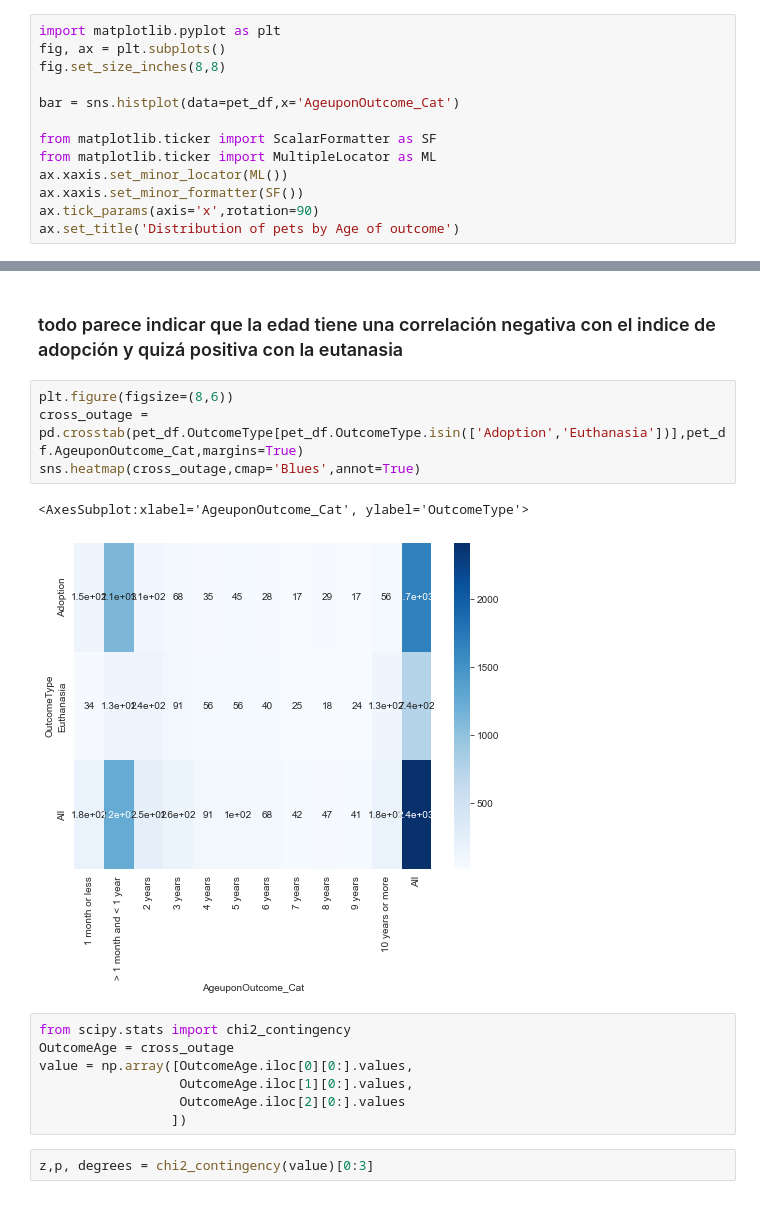
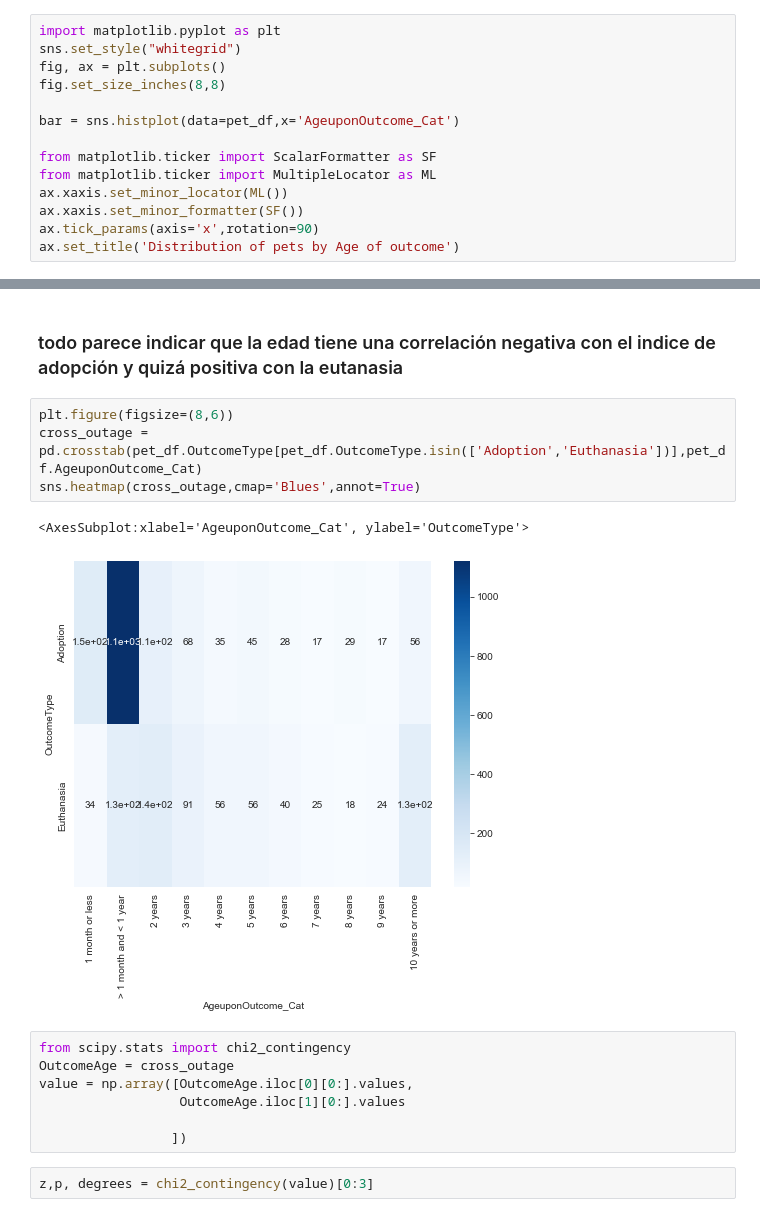
Before and after one commit to ironhack-bcn-data-pt/PR05-project-statistical-analysis, a Jupyter notebook: Project_05_pets.ipynb, the cells around one changed output, grey strips where cells are left out. Drawn from its saved outputs; the diff is of its cells as text.

Commit message:
dropped the margin=True from chi2 tests

```diff
--- a/Project_05_pets.ipynb
+++ b/Project_05_pets.ipynb
@@ -219,6 +229,7 @@ order_bins =['1 month or less','> 1 month and < 1 year','2 years','3 years','4 y
 pet_df['AgeuponOutcome_Cat'] = pd.Categorical(pet_df['AgeuponOutcome'], order_bins)
 # %%
 import matplotlib.pyplot as plt
+sns.set_style("whitegrid")
 fig, ax = plt.subplots()
 fig.set_size_inches(8,8)
 
@@ -303,17 +314,17 @@ _plot.set_xticklabels(labels=['1 month or less','> 1 month and < 1 year','2 year
 ### todo parece indicar que la edad tiene una correlación negativa con el indice de adopción y quizá positiva con la eutanasia
 # %%
 plt.figure(figsize=(8,6))
-cross_outage = pd.crosstab(pet_df.OutcomeType[pet_df.OutcomeType.isin(['Adoption','Euthanasia'])],pet_df.AgeuponOutcome_Cat,margins=True)
+cross_outage = pd.crosstab(pet_df.OutcomeType[pet_df.OutcomeType.isin(['Adoption','Euthanasia'])],pet_df.AgeuponOutcome_Cat)
 sns.heatmap(cross_outage,cmap='Blues',annot=True)
 # %% [output]
 <AxesSubplot:xlabel='AgeuponOutcome_Cat', ylabel='OutcomeType'>
-[figure, old version]
+[figure, new version]
 # %%
 from scipy.stats import chi2_contingency
 OutcomeAge = cross_outage
 value = np.array([OutcomeAge.iloc[0][0:].values,
-                  OutcomeAge.iloc[1][0:].values,
-                  OutcomeAge.iloc[2][0:].values
+                  OutcomeAge.iloc[1][0:].values
+
                  ])
 # %%
 z,p, degrees = chi2_contingency(value)[0:3]
```
Also changed, not shown: parts of 36 cells of this notebook.
